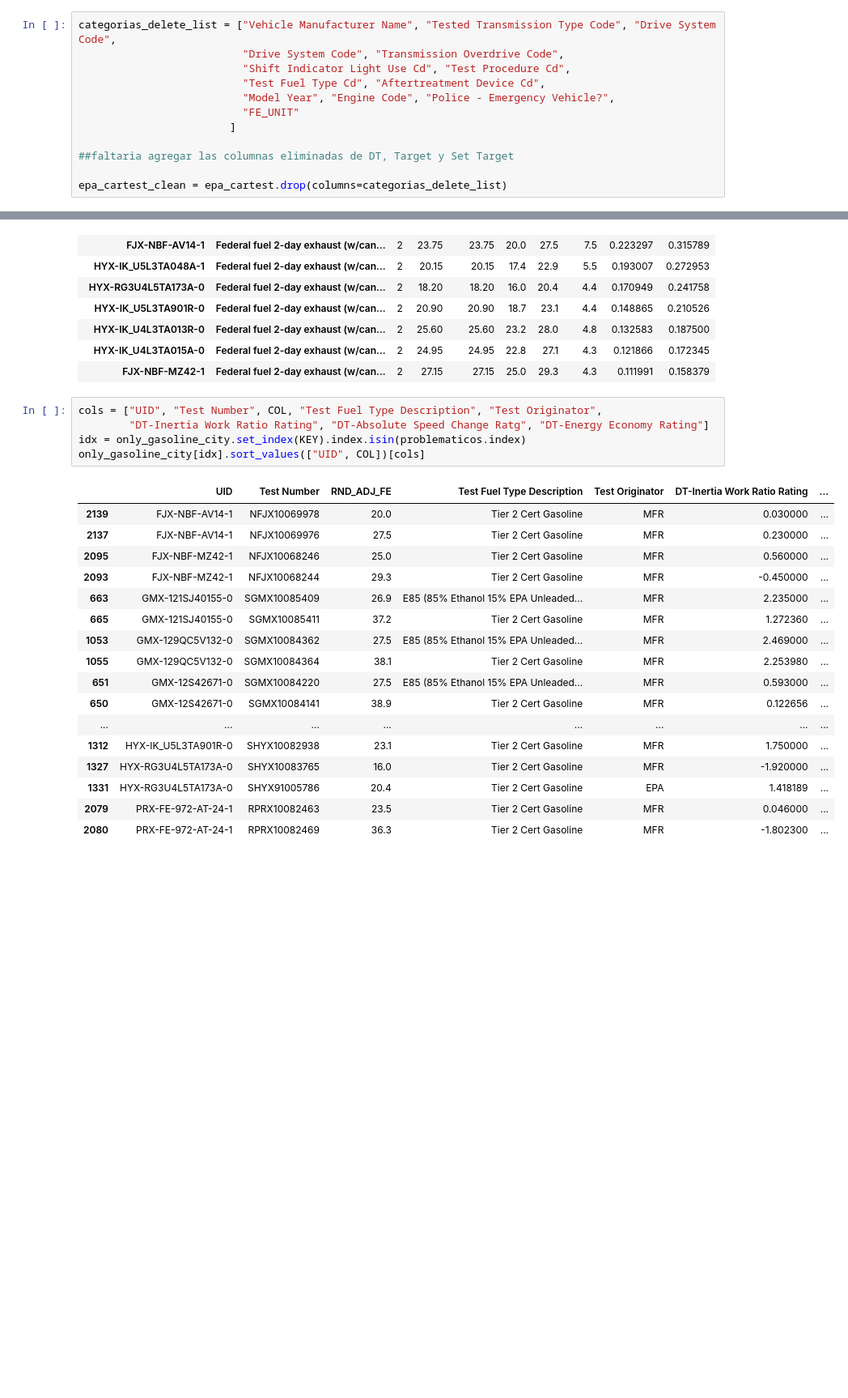
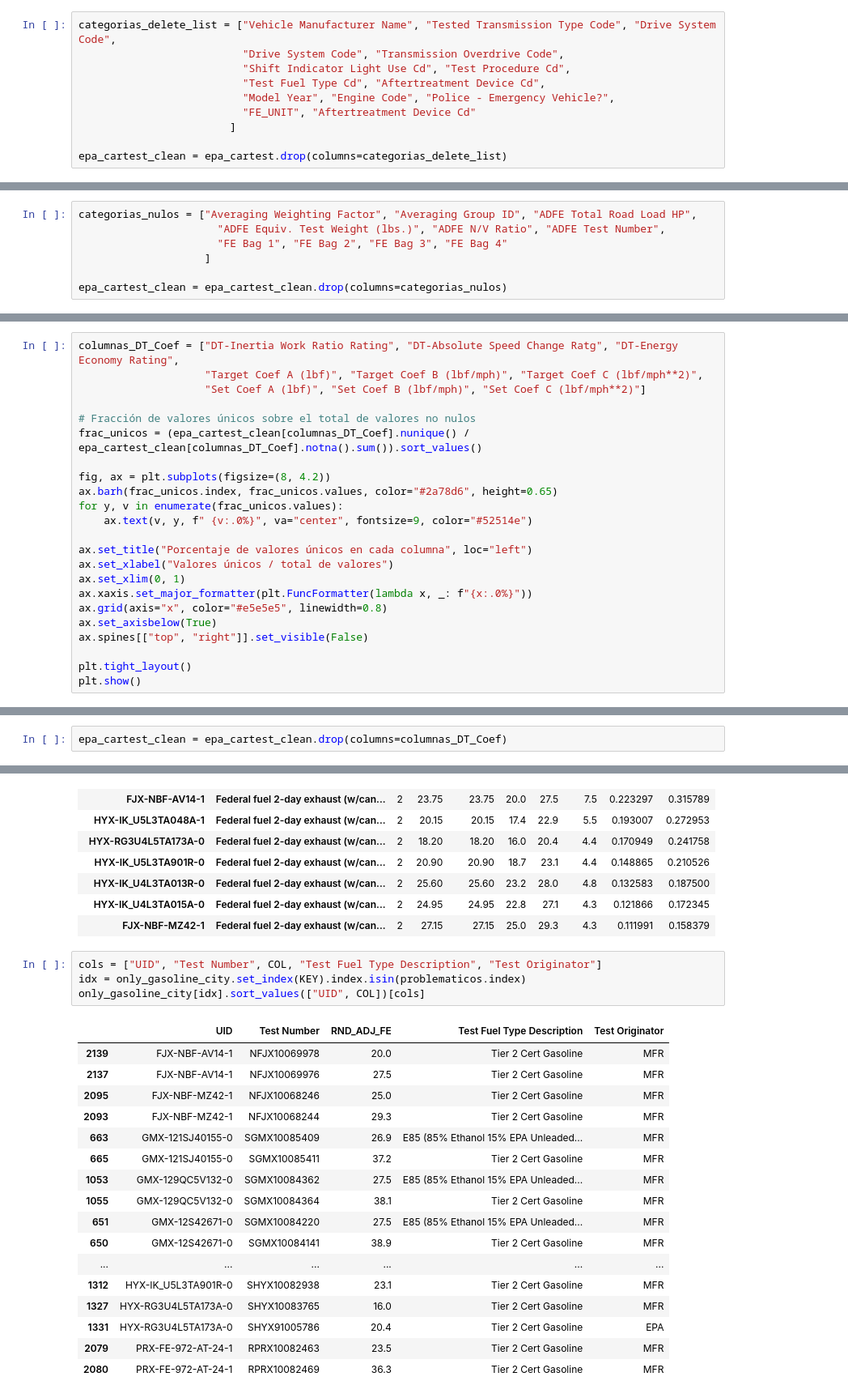
Before and after one commit to Sicant0/TPE-FundamentosDeCienciaDeDatos, a Jupyter notebook: entrega_final.ipynb, the cells around one changed output, grey strips where cells are left out. Shown at 81% size. Cells and saved outputs as stored; diff of their text form; blank space fills up the shorter version.

```diff
--- a/entrega_final.ipynb
+++ b/entrega_final.ipynb
@@ -60,11 +47,9 @@ categorias_delete_list = ["Vehicle Manufacturer Name", "Tested Transmission Type
                           "Shift Indicator Light Use Cd", "Test Procedure Cd",
                           "Test Fuel Type Cd", "Aftertreatment Device Cd",
                           "Model Year", "Engine Code", "Police - Emergency Vehicle?",
-                          "FE_UNIT"
+                          "FE_UNIT", "Aftertreatment Device Cd"
                         ]
 
-##faltaria agregar las columnas eliminadas de DT, Target y Set Target
-
 epa_cartest_clean = epa_cartest.drop(columns=categorias_delete_list)
 # %%
 epa_cartest_clean.info()
@@ -90,0 +98,7 @@ memory usage: 1.8 MB
+# %%
+categorias_nulos = ["Averaging Weighting Factor", "Averaging Group ID", "ADFE Total Road Load HP",
+                      "ADFE Equiv. Test Weight (lbs.)", "ADFE N/V Ratio", "ADFE Test Number",
+                      "FE Bag 1", "FE Bag 2", "FE Bag 3", "FE Bag 4"
+                    ]
+
+epa_cartest_clean = epa_cartest_clean.drop(columns=categorias_nulos)
@@ -90,0 +109,23 @@ memory usage: 1.8 MB
+# %%
+columnas_DT_Coef = ["DT-Inertia Work Ratio Rating", "DT-Absolute Speed Change Ratg", "DT-Energy Economy Rating",
+                    "Target Coef A (lbf)", "Target Coef B (lbf/mph)", "Target Coef C (lbf/mph**2)",
+                    "Set Coef A (lbf)", "Set Coef B (lbf/mph)", "Set Coef C (lbf/mph**2)"]
+
+# Fracción de valores únicos sobre el total de valores no nulos
+frac_unicos = (epa_cartest_clean[columnas_DT_Coef].nunique() / epa_cartest_clean[columnas_DT_Coef].notna().sum()).sort_values()
+
+fig, ax = plt.subplots(figsize=(8, 4.2))
+ax.barh(frac_unicos.index, frac_unicos.values, color="#2a78d6", height=0.65)
+for y, v in enumerate(frac_unicos.values):
+    ax.text(v, y, f" {v:.0%}", va="center", fontsize=9, color="#52514e")
+
+ax.set_title("Porcentaje de valores únicos en cada columna", loc="left")
+ax.set_xlabel("Valores únicos / total de valores")
+ax.set_xlim(0, 1)
+ax.xaxis.set_major_formatter(plt.FuncFormatter(lambda x, _: f"{x:.0%}"))
+ax.grid(axis="x", color="#e5e5e5", linewidth=0.8)
+ax.set_axisbelow(True)
+ax.spines[["top", "right"]].set_visible(False)
+
+plt.tight_layout()
+plt.show()
@@ -90,0 +134,2 @@ memory usage: 1.8 MB
+# %%
+epa_cartest_clean = epa_cartest_clean.drop(columns=columnas_DT_Coef)
@@ -488,28 +829,27 @@ problematicos.sort_values("cv", ascending=False)
 | HYX-IK_U4L3TA015A-0 | Federal fuel 2-day exhaust (w/can... | 2 | 24.95 | 24.95 | 22.8 | 27.1 | 4.3 | 0.121866 | 0.172345 |
 | FJX-NBF-MZ42-1 | Federal fuel 2-day exhaust (w/can... | 2 | 27.15 | 27.15 | 25.0 | 29.3 | 4.3 | 0.111991 | 0.158379 |
 # %%
-cols = ["UID", "Test Number", COL, "Test Fuel Type Description", "Test Originator",
-        "DT-Inertia Work Ratio Rating", "DT-Absolute Speed Change Ratg", "DT-Energy Economy Rating"]
+cols = ["UID", "Test Number", COL, "Test Fuel Type Description", "Test Originator"]
 idx = only_gasoline_city.set_index(KEY).index.isin(problematicos.index)
 only_gasoline_city[idx].sort_values(["UID", COL])[cols]
 # %% [output]
-|  | UID | Test Number | RND_ADJ_FE | Test Fuel Type Description | Test Originator | DT-Inertia Work Ratio Rating | ... |
-| 2139 | FJX-NBF-AV14-1 | NFJX10069978 | 20.0 | Tier 2 Cert Gasoline | MFR | 0.030000 | ... |
-| 2137 | FJX-NBF-AV14-1 | NFJX10069976 | 27.5 | Tier 2 Cert Gasoline | MFR | 0.230000 | ... |
-| 2095 | FJX-NBF-MZ42-1 | NFJX10068246 | 25.0 | Tier 2 Cert Gasoline | MFR | 0.560000 | ... |
-| 2093 | FJX-NBF-MZ42-1 | NFJX10068244 | 29.3 | Tier 2 Cert Gasoline | MFR | -0.450000 | ... |
-| 663 | GMX-121SJ40155-0 | SGMX10085409 | 26.9 | E85 (85% Ethanol 15% EPA Unleaded... | MFR | 2.235000 | ... |
-| 665 | GMX-121SJ40155-0 | SGMX10085411 | 37.2 | Tier 2 Cert Gasoline | MFR | 1.272360 | ... |
-| 1053 | GMX-129QC5V132-0 | SGMX10084362 | 27.5 | E85 (85% Ethanol 15% EPA Unleaded... | MFR | 2.469000 | ... |
-| 1055 | GMX-129QC5V132-0 | SGMX10084364 | 38.1 | Tier 2 Cert Gasoline | MFR | 2.253980 | ... |
-| 651 | GMX-12S42671-0 | SGMX10084220 | 27.5 | E85 (85% Ethanol 15% EPA Unleaded... | MFR | 0.593000 | ... |
-| 650 | GMX-12S42671-0 | SGMX10084141 | 38.9 | Tier 2 Cert Gasoline | MFR | 0.122656 | ... |
-| ... | ... | ... | ... | ... | ... | ... | ... |
-| 1312 | HYX-IK_U5L3TA901R-0 | SHYX10082938 | 23.1 | Tier 2 Cert Gasoline | MFR | 1.750000 | ... |
-| 1327 | HYX-RG3U4L5TA173A-0 | SHYX10083765 | 16.0 | Tier 2 Cert Gasoline | MFR | -1.920000 | ... |
-| 1331 | HYX-RG3U4L5TA173A-0 | SHYX91005786 | 20.4 | Tier 2 Cert Gasoline | EPA | 1.418189 | ... |
-| 2079 | PRX-FE-972-AT-24-1 | RPRX10082463 | 23.5 | Tier 2 Cert Gasoline | MFR | 0.046000 | ... |
-| 2080 | PRX-FE-972-AT-24-1 | RPRX10082469 | 36.3 | Tier 2 Cert Gasoline | MFR | -1.802300 | ... |
+|  | UID | Test Number | RND_ADJ_FE | Test Fuel Type Description | Test Originator |
+| 2139 | FJX-NBF-AV14-1 | NFJX10069978 | 20.0 | Tier 2 Cert Gasoline | MFR |
+| 2137 | FJX-NBF-AV14-1 | NFJX10069976 | 27.5 | Tier 2 Cert Gasoline | MFR |
+| 2095 | FJX-NBF-MZ42-1 | NFJX10068246 | 25.0 | Tier 2 Cert Gasoline | MFR |
+| 2093 | FJX-NBF-MZ42-1 | NFJX10068244 | 29.3 | Tier 2 Cert Gasoline | MFR |
+| 663 | GMX-121SJ40155-0 | SGMX10085409 | 26.9 | E85 (85% Ethanol 15% EPA Unleaded... | MFR |
+| 665 | GMX-121SJ40155-0 | SGMX10085411 | 37.2 | Tier 2 Cert Gasoline | MFR |
+| 1053 | GMX-129QC5V132-0 | SGMX10084362 | 27.5 | E85 (85% Ethanol 15% EPA Unleaded... | MFR |
+| 1055 | GMX-129QC5V132-0 | SGMX10084364 | 38.1 | Tier 2 Cert Gasoline | MFR |
+| 651 | GMX-12S42671-0 | SGMX10084220 | 27.5 | E85 (85% Ethanol 15% EPA Unleaded... | MFR |
+| 650 | GMX-12S42671-0 | SGMX10084141 | 38.9 | Tier 2 Cert Gasoline | MFR |
+| ... | ... | ... | ... | ... | ... |
+| 1312 | HYX-IK_U5L3TA901R-0 | SHYX10082938 | 23.1 | Tier 2 Cert Gasoline | MFR |
+| 1327 | HYX-RG3U4L5TA173A-0 | SHYX10083765 | 16.0 | Tier 2 Cert Gasoline | MFR |
+| 1331 | HYX-RG3U4L5TA173A-0 | SHYX91005786 | 20.4 | Tier 2 Cert Gasoline | EPA |
+| 2079 | PRX-FE-972-AT-24-1 | RPRX10082463 | 23.5 | Tier 2 Cert Gasoline | MFR |
+| 2080 | PRX-FE-972-AT-24-1 | RPRX10082469 | 36.3 | Tier 2 Cert Gasoline | MFR |
 # %%
 ref = only_gasoline_city[~only_gasoline_city["Test Fuel Type Description"].str.contains("E85", na=False)]
 
```
Also changed, not shown: parts of 77 cells of this notebook.
